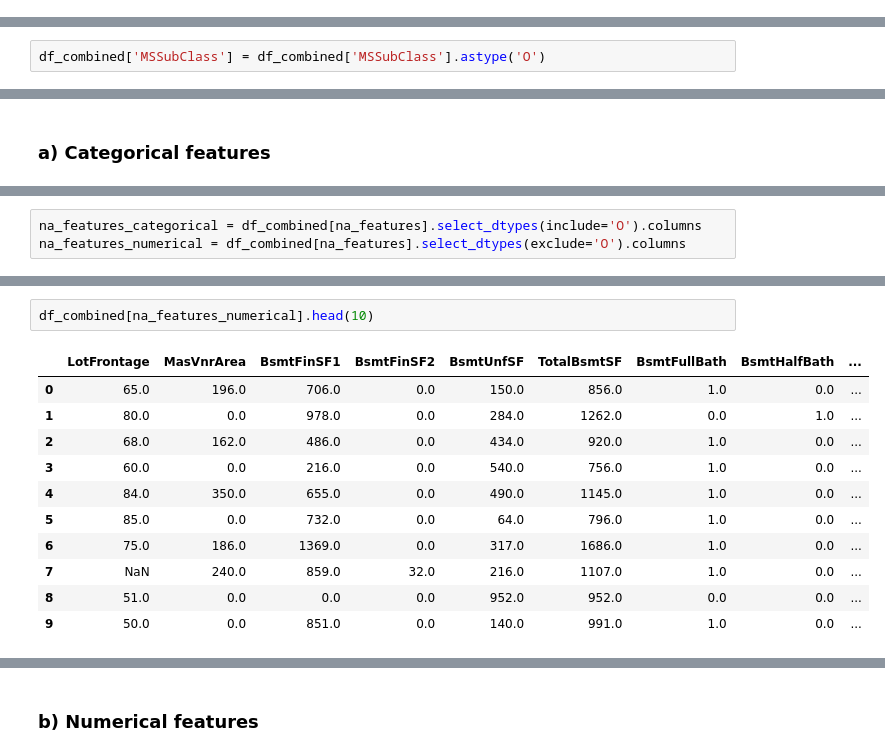
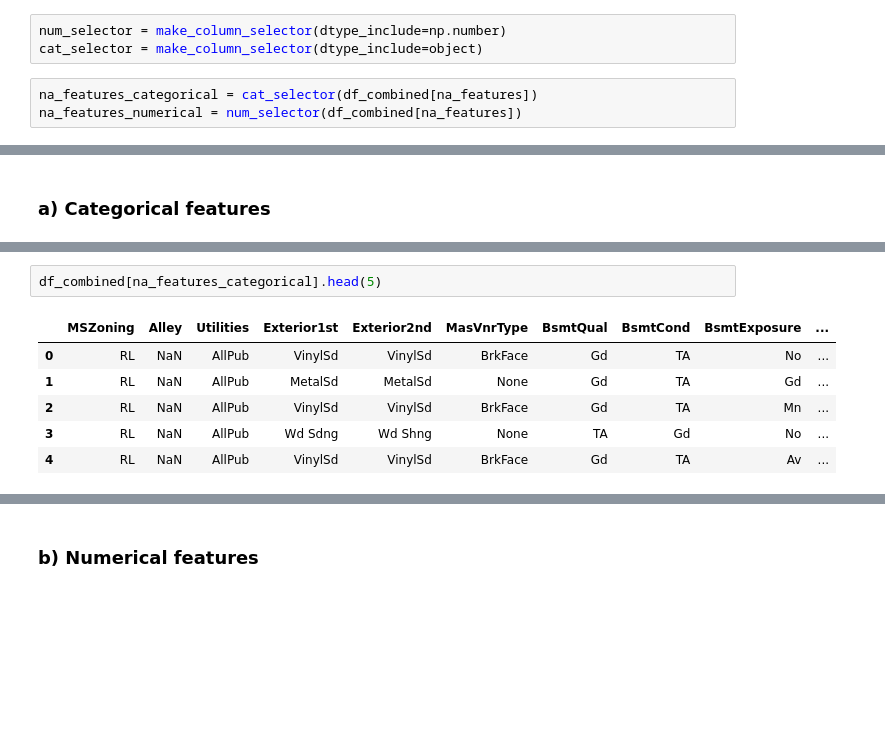
Before and after one commit to beytuuh42/regression-house-prices-kaggle, a Jupyter notebook: house-price-regression.ipynb, the cells around one changed output, grey strips where cells are left out. Cells and saved outputs as stored; diff of their text form; blank space fills up the shorter version.

```diff
--- a/house-price-regression.ipynb
+++ b/house-price-regression.ipynb
@@ -83,0 +184,6 @@ df_test.describe()
+# %%
+num_selector = make_column_selector(dtype_include=np.number)
+cat_selector = make_column_selector(dtype_include=object)
+# %%
+na_features_categorical = cat_selector(df_combined[na_features])
+na_features_numerical = num_selector(df_combined[na_features])
@@ -133,2 +297,0 @@ memory usage: 1.8+ MB
-# %%
-df_combined['MSSubClass'] = df_combined['MSSubClass'].astype('O')
@@ -177,3 +328,0 @@ Index(['MSZoning', 'LotFrontage', 'Alley', 'Utilities', 'Exterior1st',
-# %%
-na_features_categorical = df_combined[na_features].select_dtypes(include='O').columns
-na_features_numerical = df_combined[na_features].select_dtypes(exclude='O').columns
@@ -189,14 +329,9 @@ Index(['MSZoning', 'Alley', 'Utilities', 'Exterior1st', 'Exterior2nd',
 # %%
-df_combined[na_features_numerical].head(10)
+df_combined[na_features_categorical].head(5)
 # %% [output]
-|  | LotFrontage | MasVnrArea | BsmtFinSF1 | BsmtFinSF2 | BsmtUnfSF | TotalBsmtSF | BsmtFullBath | BsmtHalfBath | ... |
-| 0 | 65.0 | 196.0 | 706.0 | 0.0 | 150.0 | 856.0 | 1.0 | 0.0 | ... |
-| 1 | 80.0 | 0.0 | 978.0 | 0.0 | 284.0 | 1262.0 | 0.0 | 1.0 | ... |
-| 2 | 68.0 | 162.0 | 486.0 | 0.0 | 434.0 | 920.0 | 1.0 | 0.0 | ... |
-| 3 | 60.0 | 0.0 | 216.0 | 0.0 | 540.0 | 756.0 | 1.0 | 0.0 | ... |
-| 4 | 84.0 | 350.0 | 655.0 | 0.0 | 490.0 | 1145.0 | 1.0 | 0.0 | ... |
-| 5 | 85.0 | 0.0 | 732.0 | 0.0 | 64.0 | 796.0 | 1.0 | 0.0 | ... |
-| 6 | 75.0 | 186.0 | 1369.0 | 0.0 | 317.0 | 1686.0 | 1.0 | 0.0 | ... |
-| 7 | NaN | 240.0 | 859.0 | 32.0 | 216.0 | 1107.0 | 1.0 | 0.0 | ... |
-| 8 | 51.0 | 0.0 | 0.0 | 0.0 | 952.0 | 952.0 | 0.0 | 0.0 | ... |
-| 9 | 50.0 | 0.0 | 851.0 | 0.0 | 140.0 | 991.0 | 1.0 | 0.0 | ... |
+|  | MSZoning | Alley | Utilities | Exterior1st | Exterior2nd | MasVnrType | BsmtQual | BsmtCond | BsmtExposure | ... |
+| 0 | RL | NaN | AllPub | VinylSd | VinylSd | BrkFace | Gd | TA | No | ... |
+| 1 | RL | NaN | AllPub | MetalSd | MetalSd | None | Gd | TA | Gd | ... |
+| 2 | RL | NaN | AllPub | VinylSd | VinylSd | BrkFace | Gd | TA | Mn | ... |
+| 3 | RL | NaN | AllPub | Wd Sdng | Wd Shng | None | TA | Gd | No | ... |
+| 4 | RL | NaN | AllPub | VinylSd | VinylSd | BrkFace | Gd | TA | Av | ... |
```
Also changed, not shown: parts of 94 cells of this notebook.
